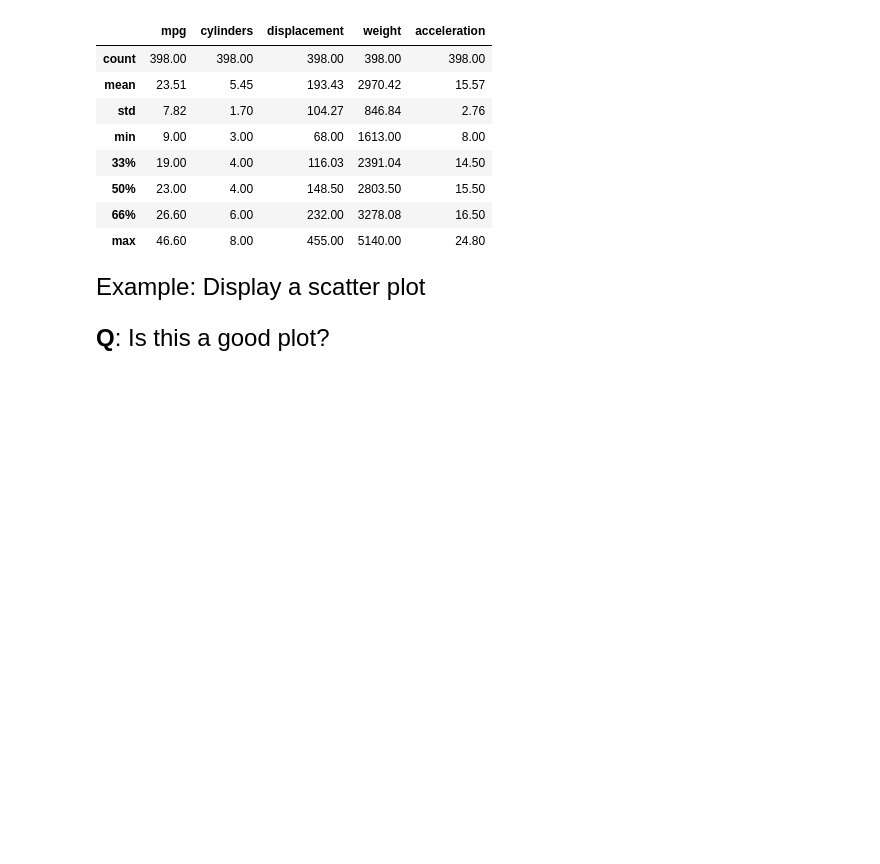
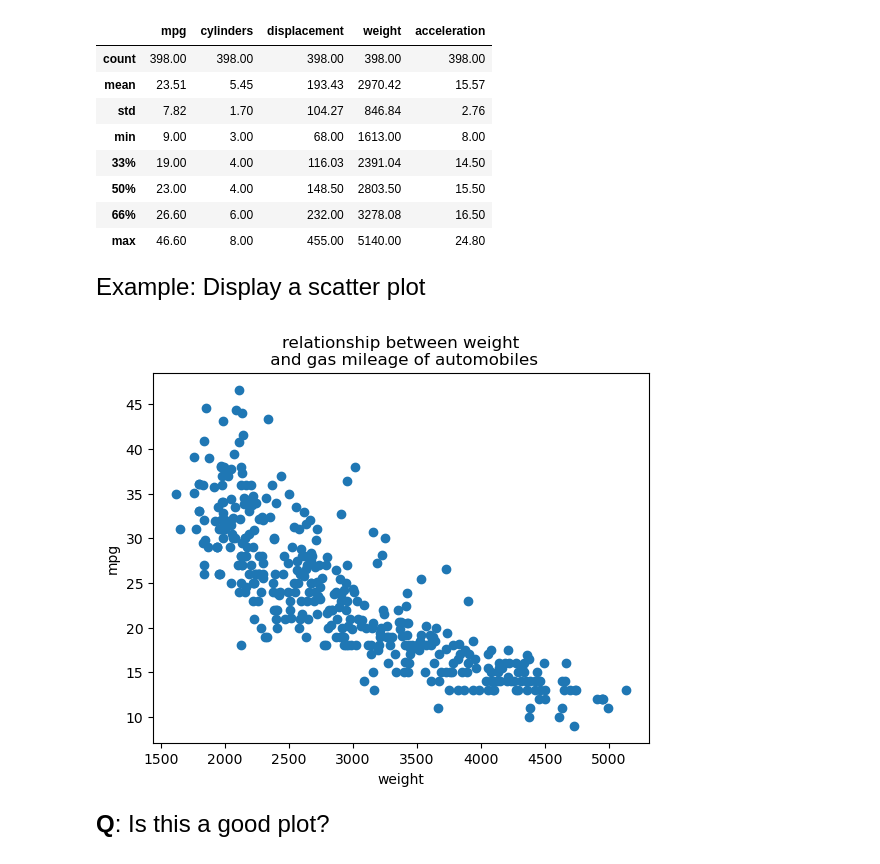
Before and after one commit to Nicos85/datasci151spring2026, a Jupyter notebook: lecture_02/mylecture_02 copy.ipynb, the cells around one changed output. Saved outputs shown, nothing was run; the diff lists cells and outputs as text; code cells hidden in the pictures; blank space fills up the shorter version.

```diff
--- a/lecture_02/mylecture_02 copy.ipynb
+++ b/lecture_02/mylecture_02 copy.ipynb
@@ -299,7 +314,12 @@ display(round(carfeatures.describe(percentiles=[.33,.66]), 2))
 Example: Display a scatter plot
 # %%
 plt.scatter(x = carfeatures['weight'], y = carfeatures['mpg'])
+plt.xlabel("weight")
+plt.ylabel("mpg")
+plt.title("relationship between weight\n and gas mileage of automobiles")
 plt.show()
+# %% [output]
+[figure, added]
 # %% [markdown]
 <font size = "5">
 
```
Also changed, not shown: parts of 6 cells of this notebook.
